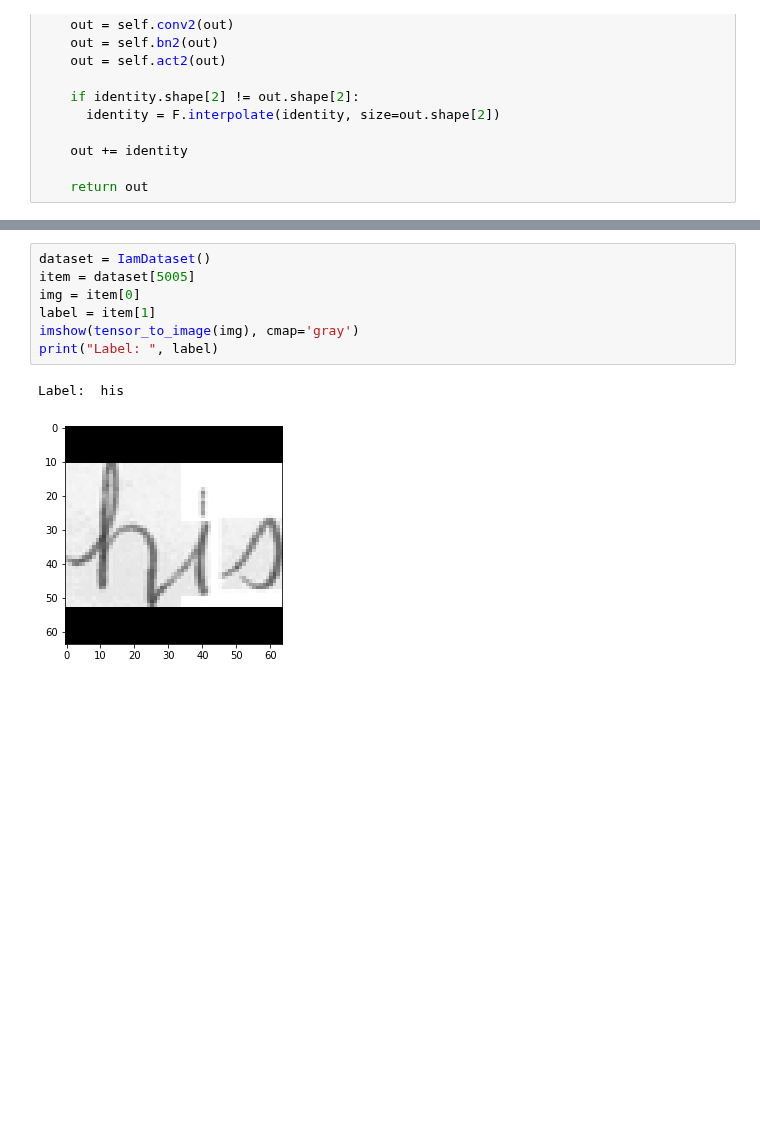
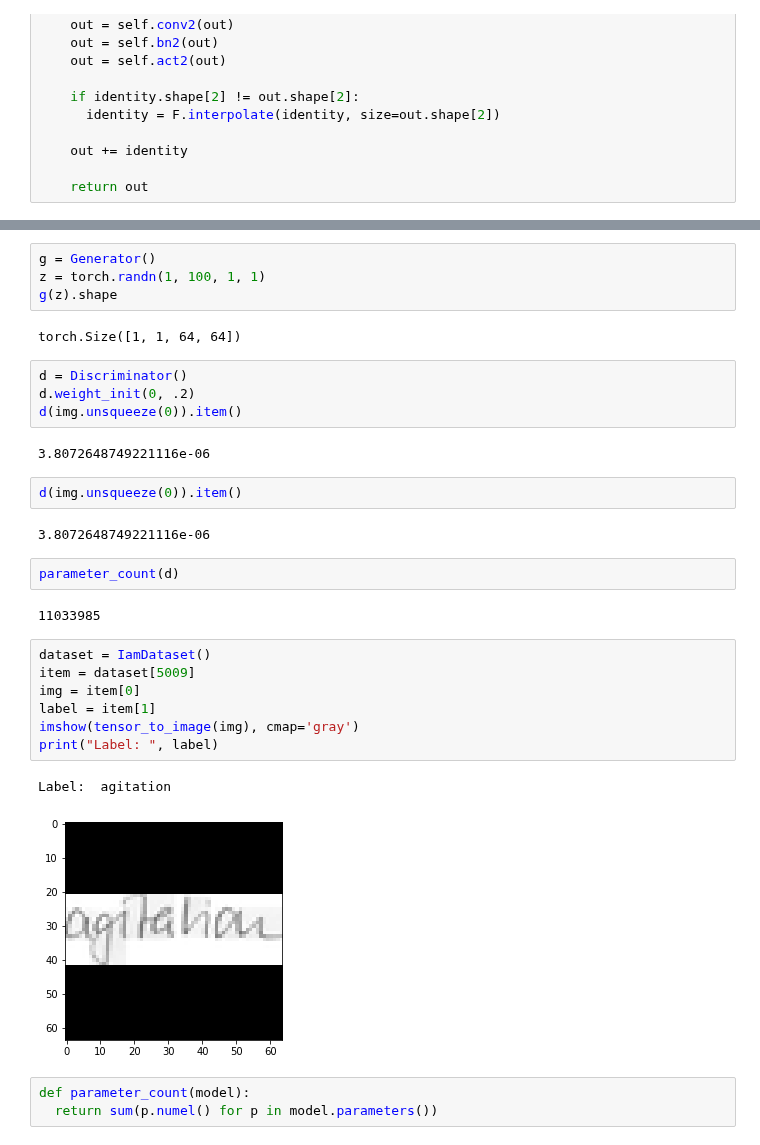
Before and after one commit to ericburdett/cs601r-dl, a Jupyter notebook: gan.ipynb, the cells around one changed output, grey strips where cells are left out. Cells and saved outputs as stored; diff of their text form; blank space fills up the shorter version.

Commit message:
Use of different generator/discriminator. Training seems more stable. Dataset contains corrupt images.

```diff
--- a/gan.ipynb
+++ b/gan.ipynb
@@ -179,11 +242,34 @@ class Generator(nn.Module):
+# %%
+g = Generator()
+z = torch.randn(1, 100, 1, 1)
+g(z).shape
+# %% [output]
+torch.Size([1, 1, 64, 64])
+# %%
+d = Discriminator()
+d.weight_init(0, .2)
+d(img.unsqueeze(0)).item()
+# %% [output]
+3.8072648749221116e-06
+# %%
+d(img.unsqueeze(0)).item()
+# %% [output]
+3.8072648749221116e-06
+# %%
+parameter_count(d)
+# %% [output]
+11033985
 # %%
 dataset = IamDataset()
-item = dataset[5005]
+item = dataset[5009]
 img = item[0]
 label = item[1]
 imshow(tensor_to_image(img), cmap='gray')
 print("Label: ", label)
 # %% [output]
-Label:  his
+Label:  agitation
-[figure, old version]
+[figure, new version]
+# %%
+def parameter_count(model):
+  return sum(p.numel() for p in model.parameters())
 # %%
```
Also changed, not shown: parts of 12 cells of this notebook.
